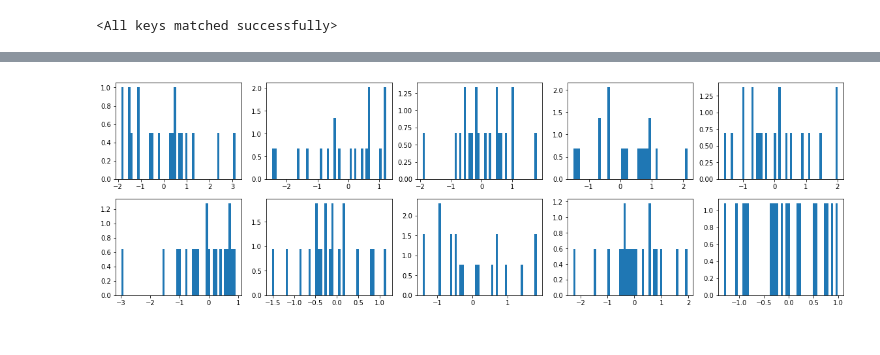
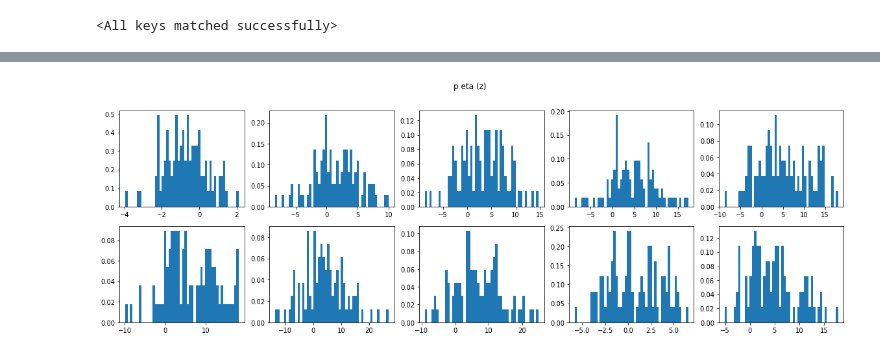
Before and after one commit to zmtomorrow/VAE_baselines, a Jupyter notebook: Notebooks/z_gen_visualize.ipynb, the cells around one changed output, grey strips where cells are left out. Cells and saved outputs as stored; diff of their text form; code cells hidden in the pictures.

```diff
--- a/Notebooks/z_gen_visualize.ipynb
+++ b/Notebooks/z_gen_visualize.ipynb
@@ -14,7 +14,7 @@ from PixelCNN.network import *
 import numpy as np
 from tqdm import tqdm
 # %%
-os.environ["CUDA_VISIBLE_DEVICES"] = "5"
+os.environ["CUDA_VISIBLE_DEVICES"] = "6"
 opt = {}
 if torch.cuda.is_available():
     torch.backends.cudnn.deterministic = True
@@ -27,12 +27,12 @@ else:
 
 opt['data_set'] = 'latent'
 opt['x_dis'] = 'Logistic'  ## or MixLogistic
-opt['z_channels'] = 16  ## 2*64
+opt['z_channels'] = 2  ## 2*64
 opt['epochs'] = 100
 opt['dataset_path'] = f"./save/latent_CIFAR_{opt['z_channels']}.pickle"
 opt['save_path'] = './save/'
 opt['result_path'] = './result/'
-opt['batch_size'] = 50
+opt['batch_size'] = 100
 opt['test_batch_size'] = 200
 opt['if_regularizer'] = False
 opt['load_model'] = False
@@ -52,10 +52,10 @@ torch.manual_seed(opt['seed'])
 eps = 1e-7
 
 train_data, test_data, train_data_evaluation = LoadData(opt)
-latent_data_shape = [-1, 1, 32, 32]
+latent_data_shape = [-1, opt['z_channels'], 8, 8]
 
-model = PixelCNN(c_in=latent_data_shape[1] * 2, c_hidden=opt['c_hidden'], layer_num=opt['layer_num']).to(opt["device"])
-model.load_state_dict(torch.load(f"./save/PixelCNN_16.pth"))
+model = PixelCNN(device = opt['device'], c_in=latent_data_shape[1] * 2, c_hidden=opt['c_hidden'], layer_num=opt['layer_num']).to(opt["device"])
+model.load_state_dict(torch.load(f"./save/pixelcnn_{opt['z_channels']}.pth"))
 # %% [output]
 Loading latent block data
 Done loading latent block data
@@ -79,7 +79,7 @@ with torch.no_grad():
         kl = (torch.log(z_hat_std + eps) - torch.log(z_std + eps) + (z_std ** 2 + (z_mean - z_hat_mean) ** 2) / (2 * z_hat_std ** 2) - 0.5).sum(1).mean(0)
         break
 # %%
-z_dim = 32 * 32
+z_dim = np.prod(latent_data_shape[1:])
 x_num = z_mean.shape[0]
 z_mean = z_mean.reshape([-1, z_dim]).to("cpu")
 z_std = z_std.reshape([-1, z_dim]).to("cpu")
@@ -101,5 +101,6 @@ ax = ax.flatten()
 for i in range(len(ax)):
     ax[i].hist(samples_array[:, i].numpy(), bins=50, density=True)
 
+plt.suptitle("int q (z|x) p(x) dx")
 plt.show()
 # %% [output]
@@ -107,5 +107,0 @@ plt.show()
-# %%
-with torch.no_grad():
-    gen_img_shape = [20] + [latent_data_shape[1] * 2] + latent_data_shape[2:]
-    gen_z = model.sample(img_shape=gen_img_shape, device=opt["device"])
-    gen_z = gen_z.reshape(20, 32 * 32).to("cpu")
@@ -114,9 +108,15 @@ with torch.no_grad():
 # %%
+with torch.no_grad():
+    gen_img_shape = [100] + [latent_data_shape[1] * 2] + latent_data_shape[2:]
+    gen_z, (gen_z_mean, gen_z_std) = model.sample(img_shape=gen_img_shape)
+    gen_z = gen_z.reshape(100, z_dim).to("cpu")
+
 fig, ax = plt.subplots(2, 5, figsize=(20, 6))
 ax = ax.flatten()
 for i in range(len(ax)):
     ax[i].hist(gen_z[:, i].numpy(), bins=50, density=True)
 
+plt.suptitle("p eta (z)")
 plt.show()
 # %% [output]
-[figure, old version]
+[figure, new version]
```
Also changed, not shown: parts of 2 cells of this notebook, 10 other files.
